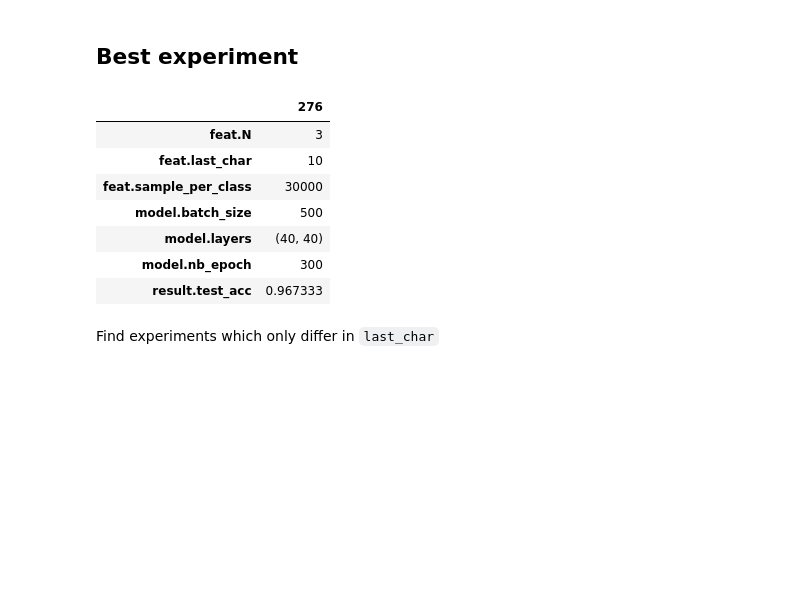
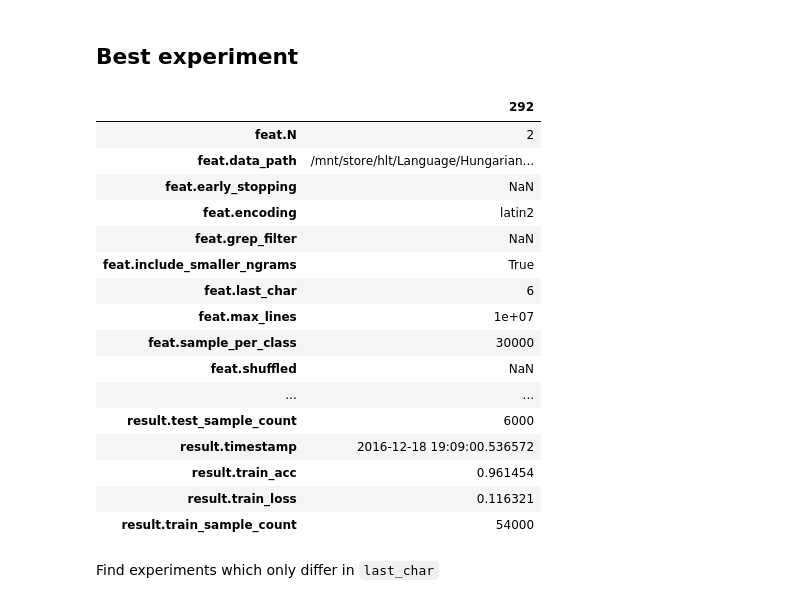
Before and after one commit to juditacs/noun-verb, a Jupyter notebook: experiments/final_analysis.ipynb, the cells around one changed output. Saved outputs shown, nothing was run; the diff lists cells and outputs as text; code cells hidden in the pictures; blank space fills up the shorter version.

```diff
--- a/experiments/final_analysis.ipynb
+++ b/experiments/final_analysis.ipynb
@@ -45,17 +45,29 @@ ffnn[display_filter].to_csv('results/ffnn_readable.csv', sep='\t', index=True)
 # %% [markdown]
 ## Best experiment
 # %%
-best = exp1_ffnn.loc[exp1_ffnn['result.test_acc'].idxmax()][display_filter]
-best.to_frame()
+best = exp1_ffnn.loc[exp1_ffnn['result.test_acc'].idxmax()] #[display_filter]
+#best.to_frame().sort_index()
-# %% [output]
-|  | 276 |
-| feat.N | 3 |
-| feat.last_char | 10 |
-| feat.sample_per_class | 30000 |
-| model.batch_size | 500 |
-| model.layers | (40, 40) |
-| model.nb_epoch | 300 |
-| result.test_acc | 0.967333 |
+# %%
+b = exp1_ffnn[exp1_ffnn['feat.N'] == 2]
+b.loc[b['result.test_acc'].idxmax()].to_frame().sort_index()
+# %% [output]
+|  | 292 |
+| feat.N | 2 |
+| feat.data_path | /mnt/store/hlt/Language/Hungarian... |
+| feat.early_stopping | NaN |
+| feat.encoding | latin2 |
+| feat.grep_filter | NaN |
+| feat.include_smaller_ngrams | True |
+| feat.last_char | 6 |
+| feat.max_lines | 1e+07 |
+| feat.sample_per_class | 30000 |
+| feat.shuffled | NaN |
+| ... | ... |
+| result.test_sample_count | 6000 |
+| result.timestamp | 2016-12-18 19:09:00.536572 |
+| result.train_acc | 0.961454 |
+| result.train_loss | 0.116321 |
+| result.train_sample_count | 54000 |
 # %% [markdown]
 Find experiments which only differ in `last_char`
 # %%
```
